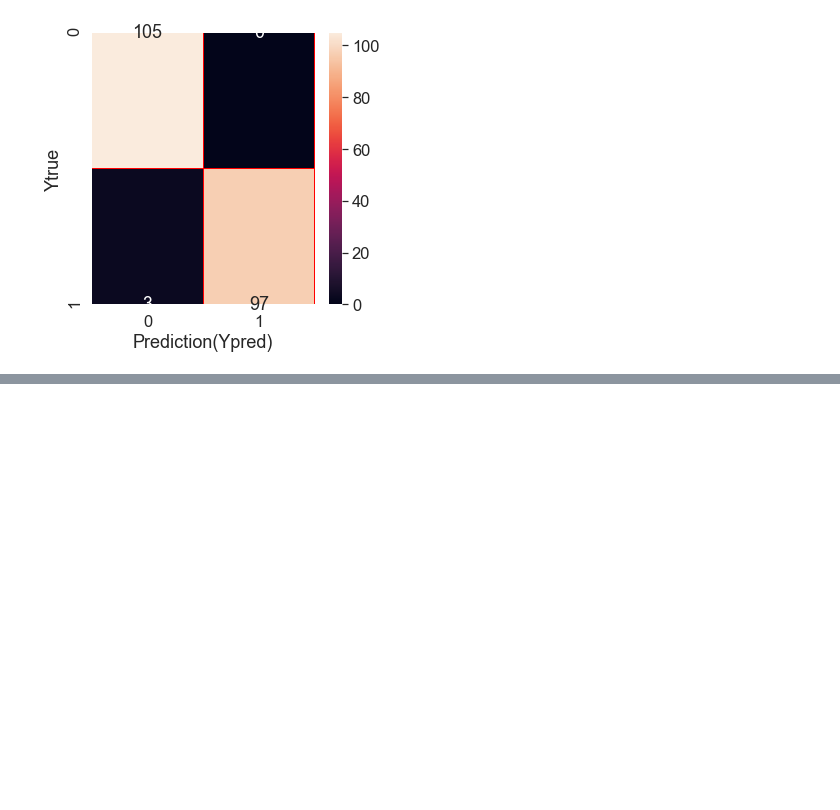
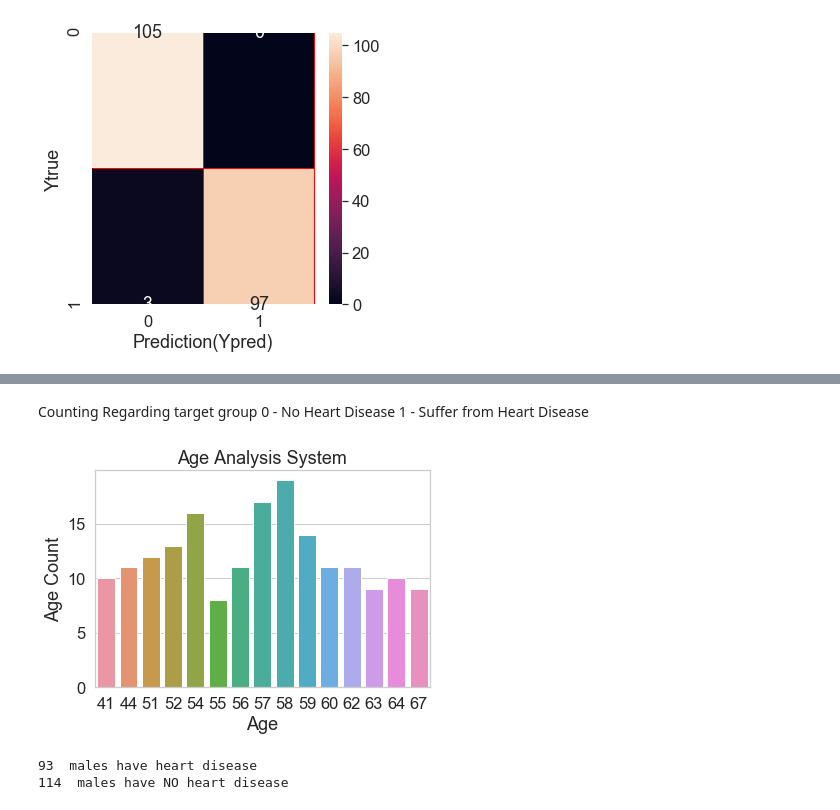
Before and after one commit to DashaShevkoplyas/heart_disease_prediction, a Jupyter notebook: Prediction of Heart Diseases.ipynb, the cells around one changed output, grey strips where cells are left out. Cells and saved outputs as stored; diff of their text form; code cells hidden in the pictures; blank space fills up the shorter version.

```diff
--- a/Prediction of Heart Diseases.ipynb
+++ b/Prediction of Heart Diseases.ipynb
@@ -510,0 +667,19 @@ plt.show()
+# %% [markdown]
+ Counting Regarding target group
+0 - No Heart Disease 1 - Suffer from Heart Disease
+# %%
+sns.barplot(x=df1.age.value_counts()[:15].index,y=df1.age.value_counts()[:15].values)
+plt.xlabel('Age')
+plt.ylabel('Age Count')
+plt.title('Age Analysis System')
+plt.show()
+# %% [output]
+[figure, added]
+# %%
+male_disease=df1[(df1.sex==1) & (df1.target==1)]
+male_NO_disease=df1[(df1.sex==1) & (df1.target==0)]
+print(len(male_disease)," males have heart disease")
+print(len(male_NO_disease)," males have NO heart disease")
+# %% [output]
+93  males have heart disease
+114  males have NO heart disease
```
Also changed, not shown: parts of 51 cells of this notebook, 1 other file.
